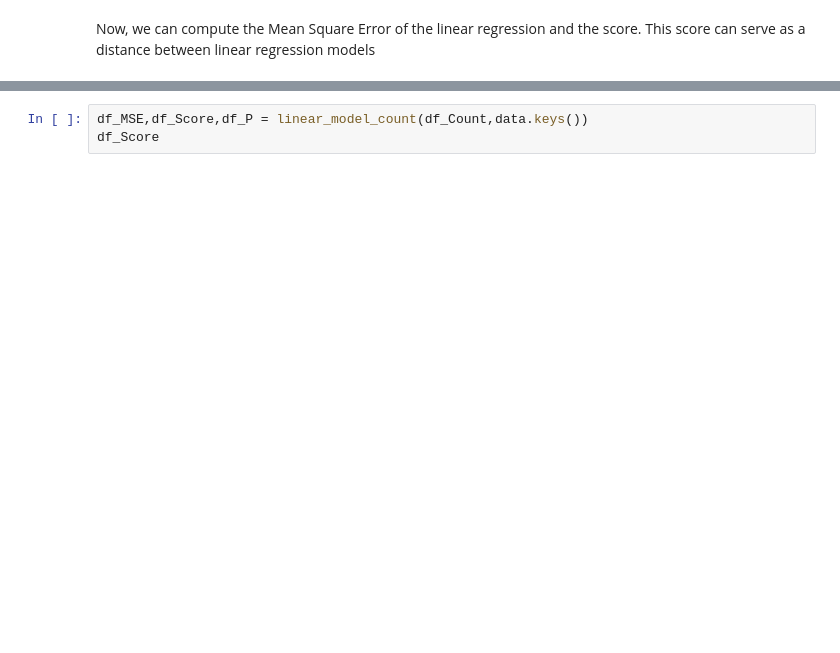
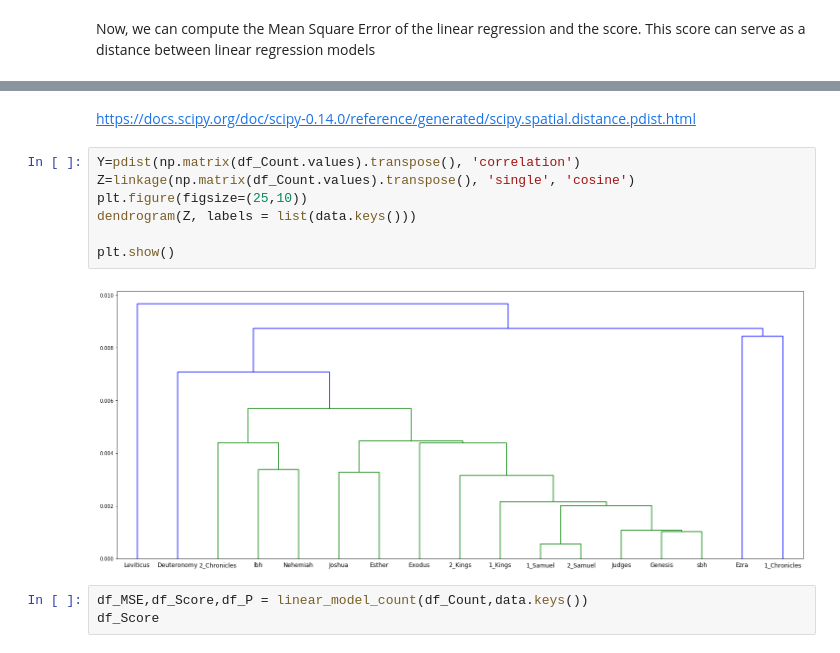
Before and after one commit to ETCBC/Probabilistic_Language_Change, a Jupyter notebook: Counting analysis.ipynb, the cells around one changed output, grey strips where cells are left out. Saved outputs shown, nothing was run; the diff lists cells and outputs as text; blank space fills up the shorter version.

```diff
--- a/Counting analysis.ipynb
+++ b/Counting analysis.ipynb
@@ -154,3 +190,14 @@ Now, we can compute the Mean Square Error of the linear regression and the score
+# %% [markdown]
+https://docs.scipy.org/doc/scipy-0.14.0/reference/generated/scipy.spatial.distance.pdist.html
+# %%
+Y=pdist(np.matrix(df_Count.values).transpose(), 'correlation')
+Z=linkage(np.matrix(df_Count.values).transpose(), 'single', 'cosine')
+plt.figure(figsize=(25,10))
+dendrogram(Z, labels = list(data.keys()))
+
+plt.show()
+# %% [output]
+[figure, added]
 # %%
 df_MSE,df_Score,df_P = linear_model_count(df_Count,data.keys())
 df_Score
```
Also changed, not shown: parts of 14 cells of this notebook.
